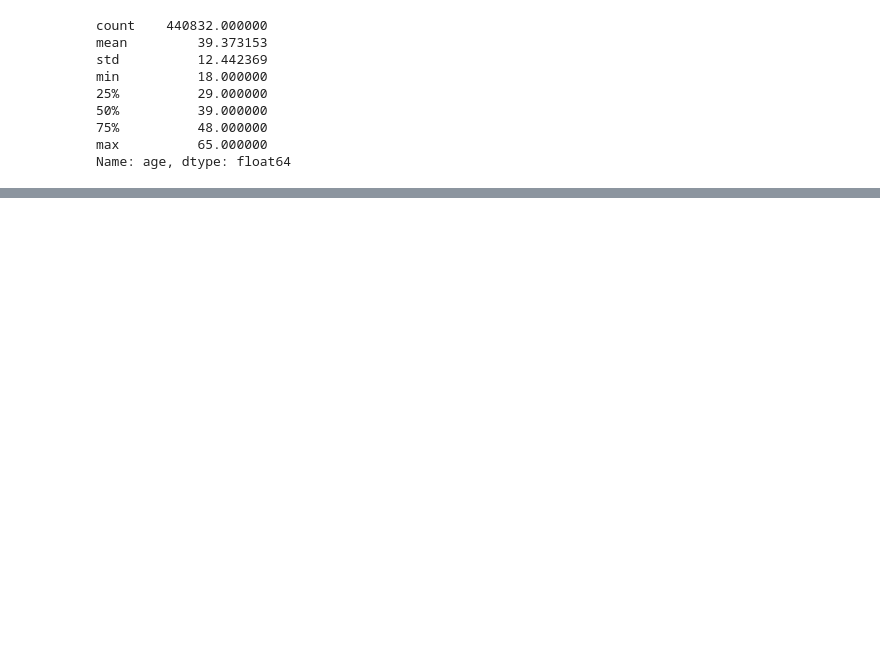
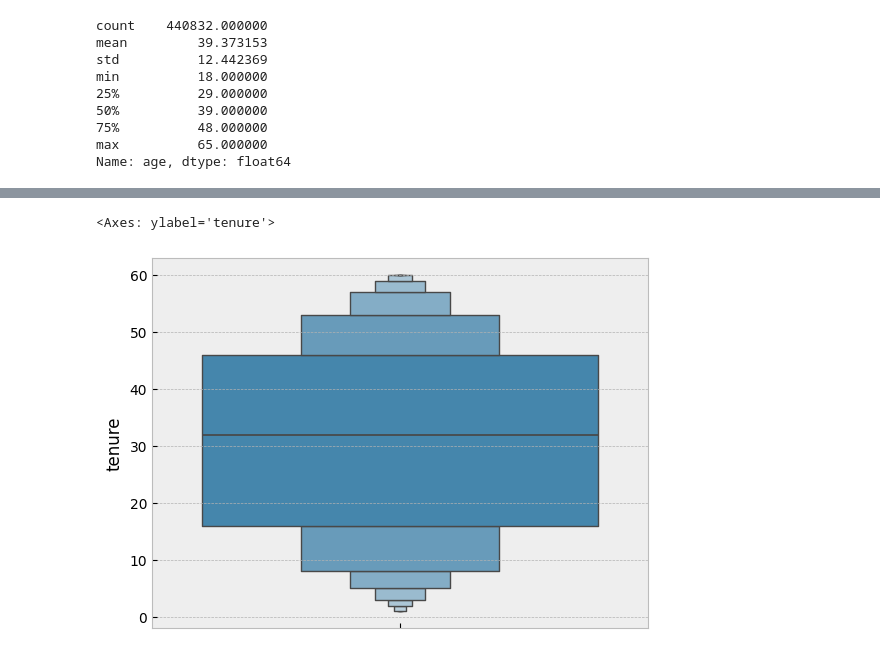
Before and after one commit to IamRaNo/Customer_Churn_Project, a Jupyter notebook: customer_churn_data.ipynb, the cells around one changed output, grey strips where cells are left out. Saved outputs shown, nothing was run; the diff lists cells and outputs as text; code cells hidden in the pictures; blank space fills up the shorter version.

```diff
--- a/customer_churn_data.ipynb
+++ b/customer_churn_data.ipynb
@@ -193,0 +220,5 @@ There are majority values in the lower age range, and lesser values in the upppe
+# %%
+sns.boxenplot(data['tenure'])
+# %% [output]
+<Axes: ylabel='tenure'>
+[figure, added]
```
Also changed, not shown: parts of 69 cells of this notebook.
